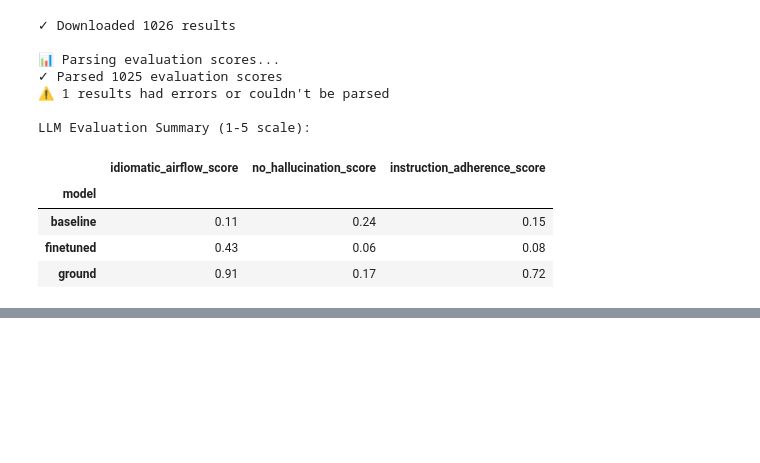
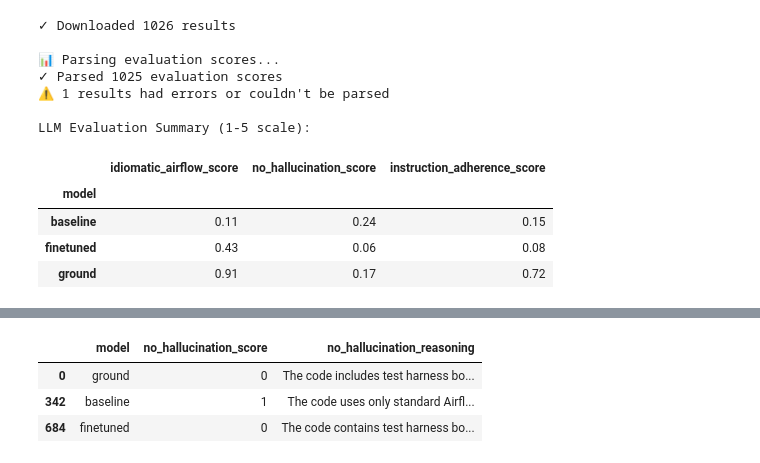
Before and after one commit to andrea-t94/airflow-net, a Jupyter notebook: research/finetuning/notebooks/03_model_evaluation.ipynb, the cells around one changed output, grey strips where cells are left out. Cells and saved outputs as stored; diff of their text form; code cells hidden in the pictures; blank space fills up the shorter version.

```diff
--- a/research/finetuning/notebooks/03_model_evaluation.ipynb
+++ b/research/finetuning/notebooks/03_model_evaluation.ipynb
@@ -520,0 +650,8 @@ LLM Evaluation Summary (1-5 scale):
+# %%
+pd.set_option('display.max_colwidth', None)
+df_llm[df_llm.dag_id==0][['model','no_hallucination_score','no_hallucination_reasoning']]
+# %% [output]
+|  | model | no_hallucination_score | no_hallucination_reasoning |
+| 0 | ground | 0 | The code includes test harness bo... |
+| 342 | baseline | 1 | The code uses only standard Airfl... |
+| 684 | finetuned | 0 | The code contains test harness bo... |
```
Also changed, not shown: parts of 12 cells of this notebook, 2 other files.
